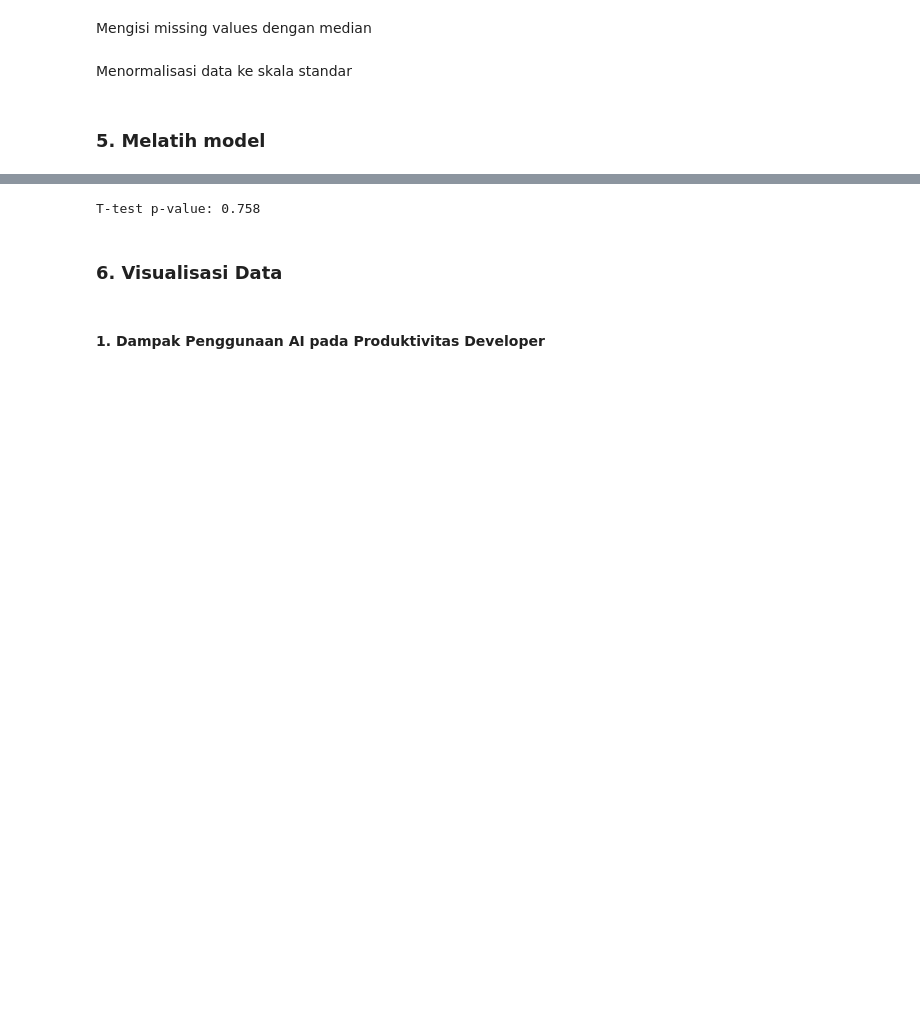
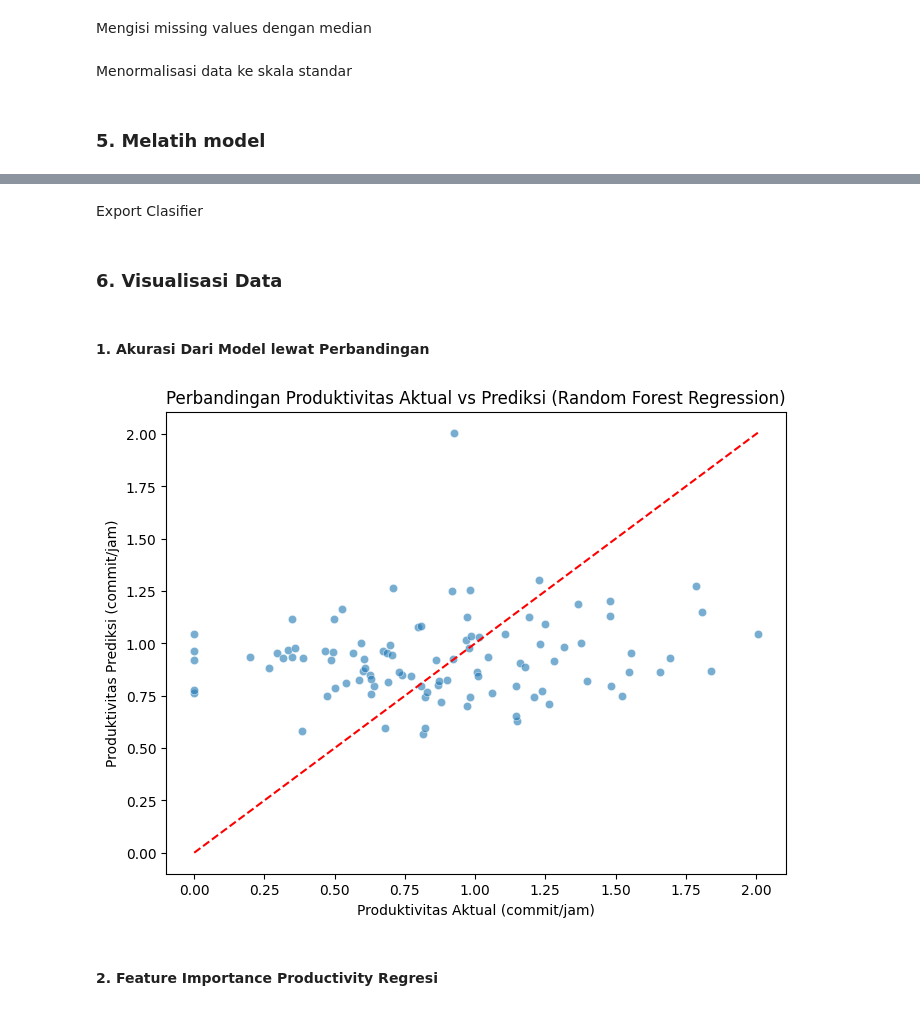
Before and after one commit to Faturar/data-mining-project-ai-developer-productivity-impact, a Jupyter notebook: main.ipynb, the cells around one changed output, grey strips where cells are left out. Drawn from its saved outputs; the diff is of its cells as text; code cells hidden in the pictures; blank space fills up the shorter version.

```diff
--- a/main.ipynb
+++ b/main.ipynb
@@ -270,23 +230,26 @@ Menggunakan metode regresi untuk mencari tingkat produktifitas berdasarkan task
 # %%
-# Define feature columns
-X = df[['ai_usage_hours', 'hours_coding', 'sleep_hours', 'distractions', 'coffee_intake_mg', 'cognitive_load']]
-y = df['task_success']
+conditions = [
+    (df['ai_usage_hours'] == 0),
+    (df['ai_usage_hours'] < 2),
+    (df['ai_usage_hours'] < 5),
+    (df['ai_usage_hours'] >= 5)
+]
+choices = [0, 1, 2, 3]  # 0:Non, 1:Ringan, 2:Sedang, 3:Berat
+df['ai_group'] = np.select(conditions, choices)
 
-# Split the data into training and testing sets (80% training, 20% testing)
-X_train, X_test, y_train, y_test = train_test_split(X, y, test_size=0.2, random_state=42)
+X_group = df[['ai_usage_hours', 'hours_coding', 'sleep_hours',
+              'distractions', 'coffee_intake_mg', 'cognitive_load']]
+y_group = df['ai_group']
 
-# Initialize the Random Forest Regressor
-rf_regressor = RandomForestRegressor(random_state=42)
+X_train_group, X_test_group, y_train_group, y_test_group = train_test_split(
+    X_group, y_group, test_size=0.2, random_state=42)
 
-# Train the model
-rf_regressor.fit(X_train, y_train)
+classifier_model = RandomForestClassifier(random_state=42)
+classifier_model.fit(X_train_group, y_train_group)
 
-rf_regressor.score(X, y)
+y_pred_group = classifier_model.predict(X_test_group)
 
-# Make predictions
-y_pred = rf_regressor.predict(X_test)
+accuracy = accuracy_score(y_test_group, y_pred_group)
 
-# Evaluate the model
-print("Mean Squared Error:", mean_squared_error(y_test, y_pred))
-print("R-squared Score:", r2_score(y_test, y_pred))
+print(f"Model Accuracy: {accuracy:.2f} or {accuracy*100:.2f}%")
 # %% [output]
@@ -325,15 +257,2 @@ Membagi data menjadi 2 kelompok berdasarkan penggunaan AI
-# %%
-median_ai = df["ai_usage_hours"].median()
-
-# 1. Kelompok dengan penggunaan AI di atas median
-high_ai = df[df["ai_usage_hours"] > median_ai]["productivity_score"]
-
-# 2. Kelompok dengan penggunaan AI di bawah atau sama dengan median
-low_ai = df[df["ai_usage_hours"] <= median_ai]["productivity_score"]
-
-# Melakukan independent t-test untuk membandingkan produktivitas kedua kelompok
-t_stat, p_value = ttest_ind(high_ai, low_ai)
-
-print(f"T-test p-value: {p_value:.3f}")
-# %% [output]
-T-test p-value: 0.758
+# %% [markdown]
+Export Clasifier
@@ -340,5 +262,17 @@ T-test p-value: 0.758
 # %% [markdown]
 ### 6. Visualisasi Data
+# %% [markdown]
+#### 1. Akurasi Dari Model lewat Perbandingan
+# %%
+plt.figure(figsize=(8, 6))
+sns.scatterplot(x=y_test, y=y_pred, alpha=0.6)
+plt.plot([y_test.min(), y_test.max()], [y_test.min(), y_test.max()], 'r--')
+plt.xlabel('Produktivitas Aktual (commit/jam)')
+plt.ylabel('Produktivitas Prediksi (commit/jam)')
+plt.title('Perbandingan Produktivitas Aktual vs Prediksi (Random Forest Regression)')
+plt.show()
+# %% [output]
+[figure, added]
 # %% [markdown]
-#### 1. Dampak Penggunaan AI pada Produktivitas Developer
+#### 2. Feature Importance Productivity Regresi
 # %%
```
Also changed, not shown: parts of 33 cells of this notebook, 11 other files.
